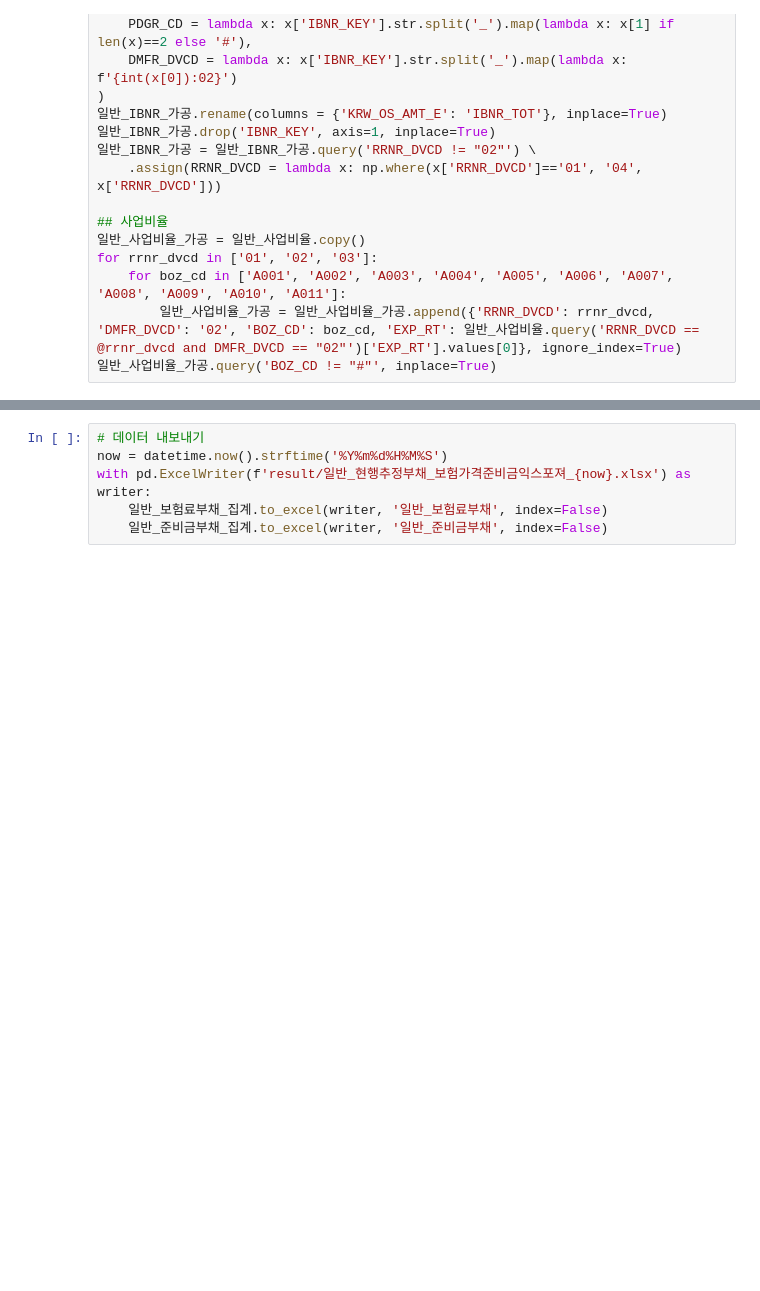
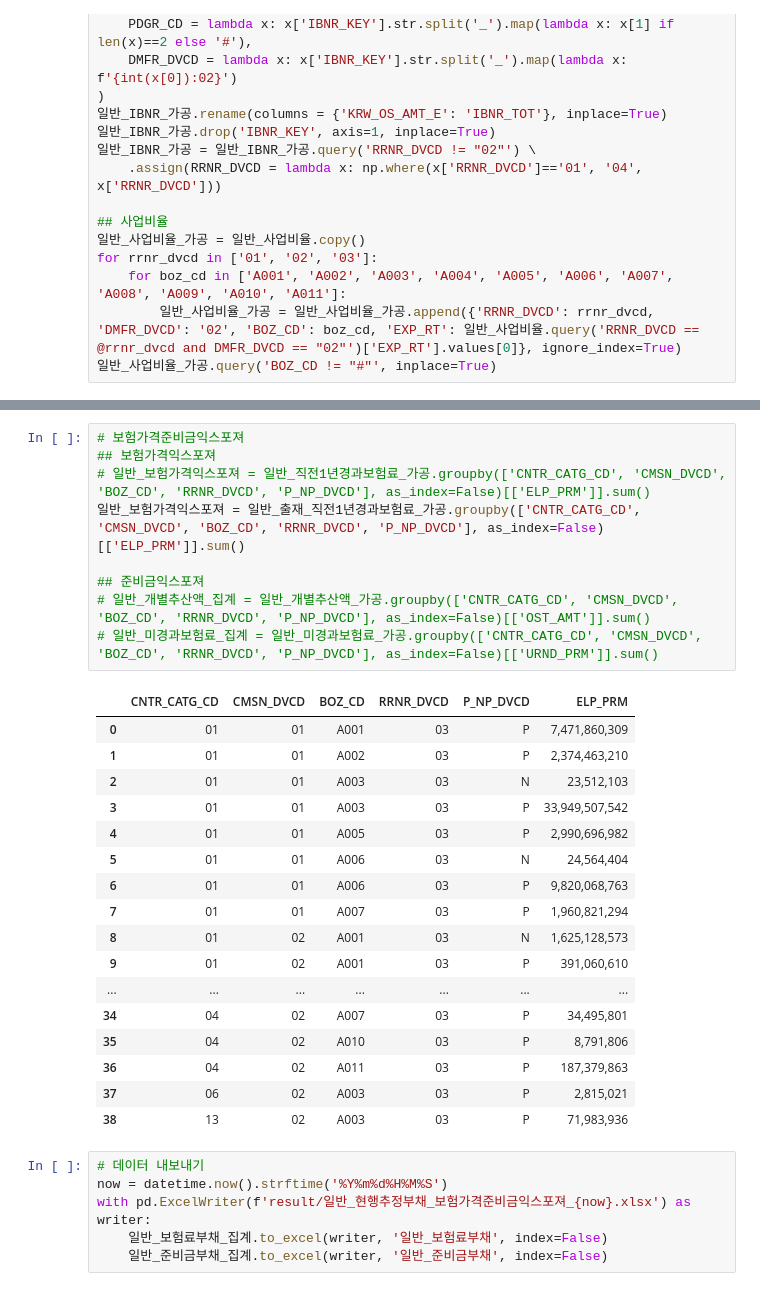
Before and after one commit to lee3jjang/qis4, a Jupyter notebook: 현행추정부채_보험가격준비금익스포져_일반.ipynb, the cells around one changed output, grey strips where cells are left out. Saved outputs shown, nothing was run; the diff lists cells and outputs as text; blank space fills up the shorter version.

```diff
--- a/현행추정부채_보험가격준비금익스포져_일반.ipynb
+++ b/현행추정부채_보험가격준비금익스포져_일반.ipynb
@@ -324,6 +324,33 @@ KEYS = ['RRNR_DVCD', 'DMFR_DVCD', 'PDGR_CD', 'CRD_GRD', 'BOZ_CD']
     .eval('LOSS_ADJ_RSV = LIAB_RSV*LOSS_ADJ_RATE_RSV')
 일반_준비금부채.loc[lambda x: x['DMFR_DVCD'] == '02', 'BOZ_CD'] = '#'
 일반_준비금부채_집계 = 일반_준비금부채.groupby(['KICS_SCEN_NO', 'RRNR_DVCD', 'DMFR_DVCD', 'BOZ_CD'])[['PV_OST_AMT', 'PV_IBNR', 'PV_FUT_LAE', 'PV_LIAB_RSV', 'LOSS_ADJ_RSV']].sum().reset_index()
+# %%
+# 보험가격준비금익스포져
+## 보험가격익스포져
+# 일반_보험가격익스포져 = 일반_직전1년경과보험료_가공.groupby(['CNTR_CATG_CD', 'CMSN_DVCD', 'BOZ_CD', 'RRNR_DVCD', 'P_NP_DVCD'], as_index=False)[['ELP_PRM']].sum()
+일반_보험가격익스포져 = 일반_출재_직전1년경과보험료_가공.groupby(['CNTR_CATG_CD', 'CMSN_DVCD', 'BOZ_CD', 'RRNR_DVCD', 'P_NP_DVCD'], as_index=False)[['ELP_PRM']].sum()
+
+## 준비금익스포져
+# 일반_개별추산액_집계 = 일반_개별추산액_가공.groupby(['CNTR_CATG_CD', 'CMSN_DVCD', 'BOZ_CD', 'RRNR_DVCD', 'P_NP_DVCD'], as_index=False)[['OST_AMT']].sum()
+# 일반_미경과보험료_집계 = 일반_미경과보험료_가공.groupby(['CNTR_CATG_CD', 'CMSN_DVCD', 'BOZ_CD', 'RRNR_DVCD', 'P_NP_DVCD'], as_index=False)[['URND_PRM']].sum()
+# %% [output]
+|  | CNTR_CATG_CD | CMSN_DVCD | BOZ_CD | RRNR_DVCD | P_NP_DVCD | ELP_PRM |
+| 0 | 01 | 01 | A001 | 03 | P | 7,471,860,309 |
+| 1 | 01 | 01 | A002 | 03 | P | 2,374,463,210 |
+| 2 | 01 | 01 | A003 | 03 | N | 23,512,103 |
+| 3 | 01 | 01 | A003 | 03 | P | 33,949,507,542 |
+| 4 | 01 | 01 | A005 | 03 | P | 2,990,696,982 |
+| 5 | 01 | 01 | A006 | 03 | N | 24,564,404 |
+| 6 | 01 | 01 | A006 | 03 | P | 9,820,068,763 |
+| 7 | 01 | 01 | A007 | 03 | P | 1,960,821,294 |
+| 8 | 01 | 02 | A001 | 03 | N | 1,625,128,573 |
+| 9 | 01 | 02 | A001 | 03 | P | 391,060,610 |
+| ... | ... | ... | ... | ... | ... | ... |
+| 34 | 04 | 02 | A007 | 03 | P | 34,495,801 |
+| 35 | 04 | 02 | A010 | 03 | P | 8,791,806 |
+| 36 | 04 | 02 | A011 | 03 | P | 187,379,863 |
+| 37 | 06 | 02 | A003 | 03 | P | 2,815,021 |
+| 38 | 13 | 02 | A003 | 03 | P | 71,983,936 |
 # %%
 # 데이터 내보내기
 now = datetime.now().strftime('%Y%m%d%H%M%S')
```
Also changed, not shown: parts of 1 cell of this notebook, 6 other files.
